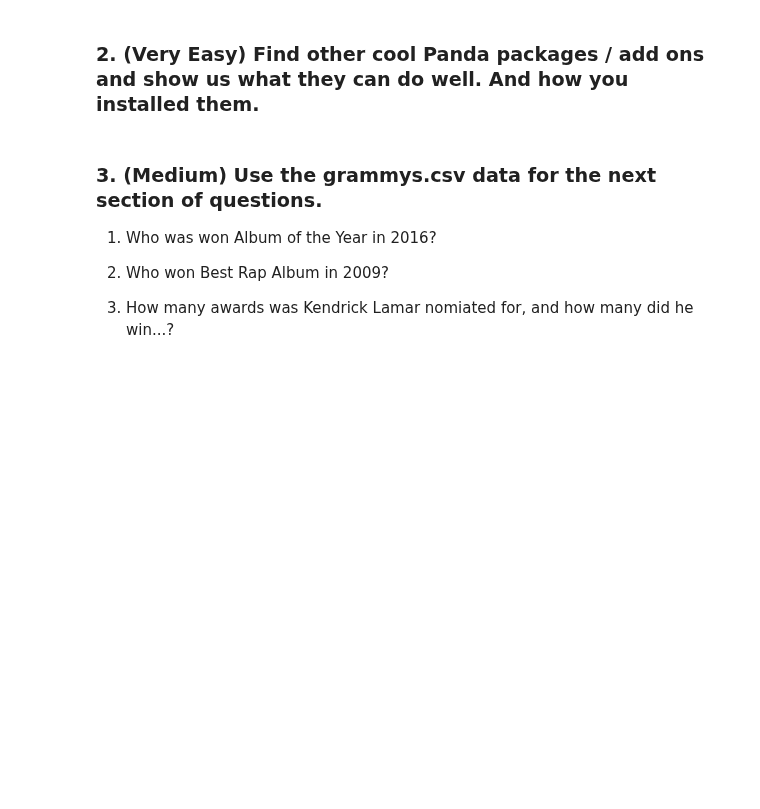
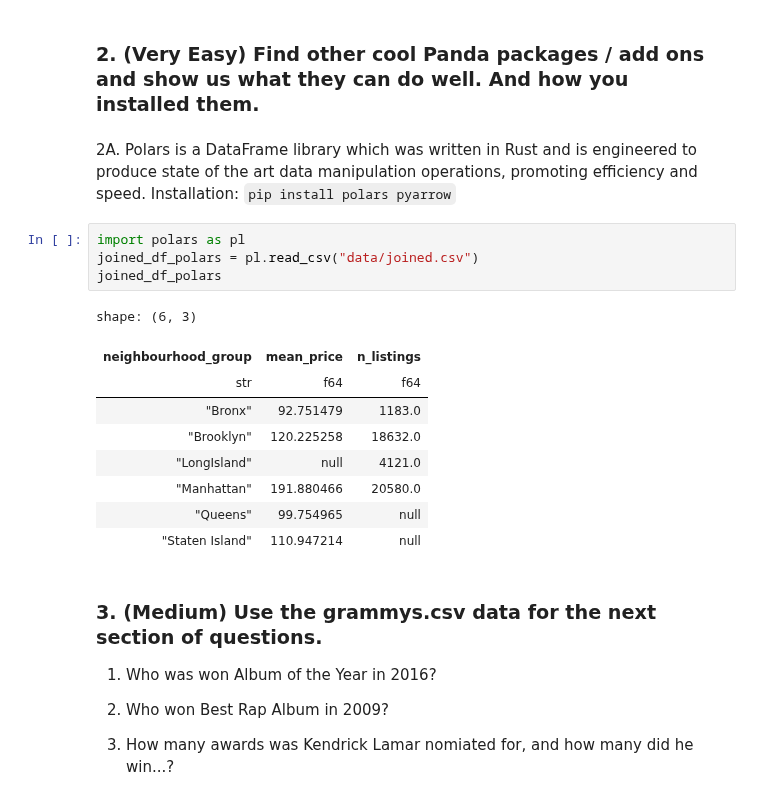
Before and after one commit to Aqureshi106/ds-fall-2026, a Jupyter notebook: Week-01-Pandas/Ashir_Qureshi_Exercise.ipynb, the cells around one changed output. Cells and saved outputs as stored; diff of their text form; blank space fills up the shorter version.

```diff
--- a/Week-01-Pandas/Ashir_Qureshi_Exercise.ipynb
+++ b/Week-01-Pandas/Ashir_Qureshi_Exercise.ipynb
@@ -105,6 +259,25 @@ Return the following subsets of the dataframe.
 Every question below this cell is extra credit and optional.
 # %% [markdown]
 ### 2. (Very Easy) Find other cool Panda packages / add ons and show us what they can do well. And how you installed them.
+# %% [markdown]
+2A. Polars is a DataFrame library which was written in Rust and is
+engineered to produce state of the art data manipulation operations,
+promoting efficiency and speed.
+Installation: `pip install polars pyarrow`
+# %%
+import polars as pl
+joined_df_polars = pl.read_csv("data/joined.csv")
+joined_df_polars
+# %% [output]
+shape: (6, 3)
+| neighbourhood_group | mean_price | n_listings |
+| str | f64 | f64 |
+| "Bronx" | 92.751479 | 1183.0 |
+| "Brooklyn" | 120.225258 | 18632.0 |
+| "LongIsland" | null | 4121.0 |
+| "Manhattan" | 191.880466 | 20580.0 |
+| "Queens" | 99.754965 | null |
+| "Staten Island" | 110.947214 | null |
 # %% [markdown]
 ### 3. (Medium) Use the grammys.csv data for the next section of questions.
 
```
Also changed, not shown: parts of 21 cells of this notebook.
